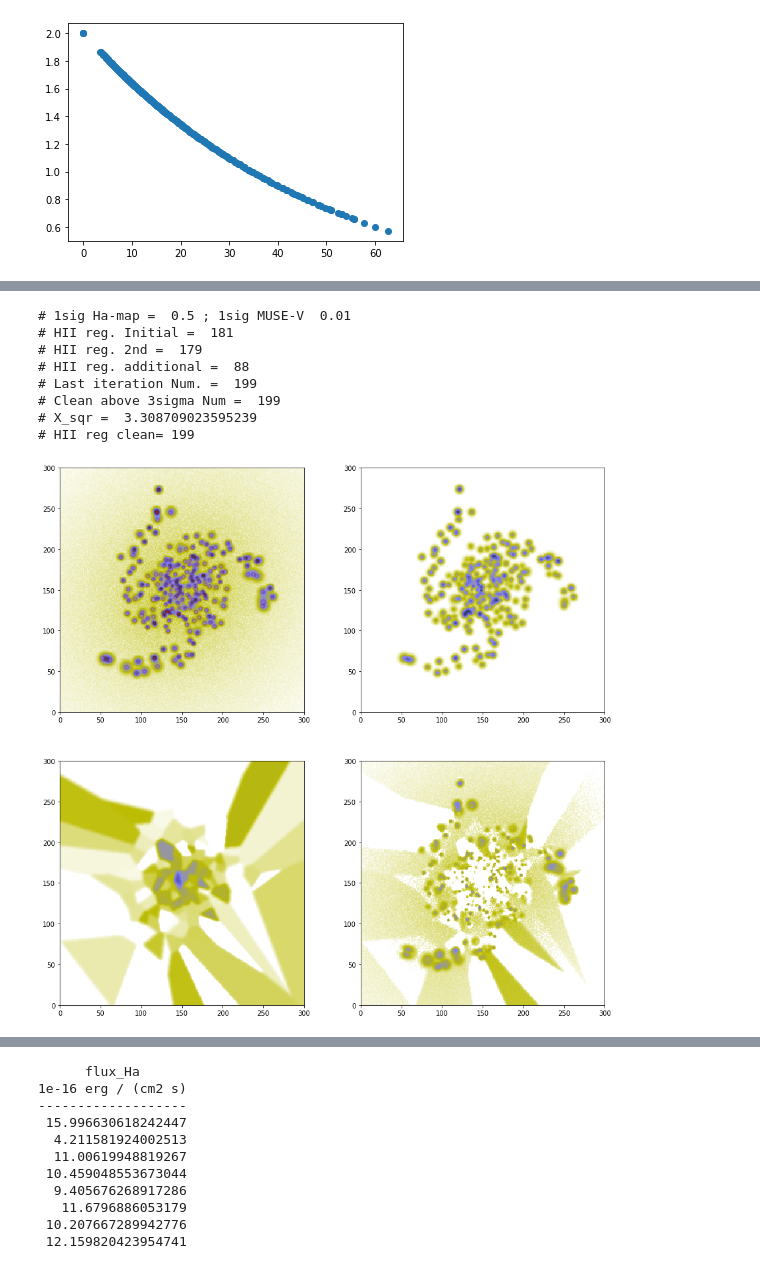
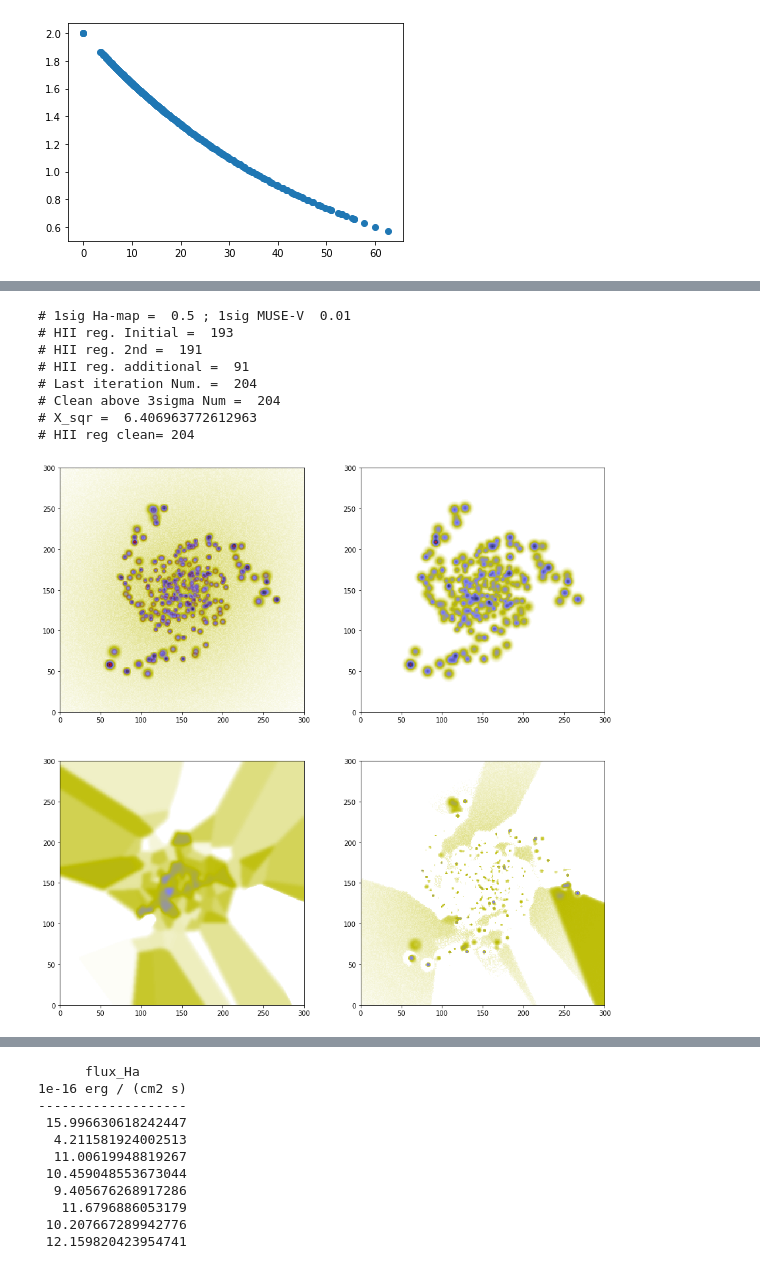
Before and after one commit to sfsanchez72/pyHIIExplorer, a Jupyter notebook: notebooks/sim_spiral.ipynb, the cells around one changed output, grey strips where cells are left out. Saved outputs shown, nothing was run; the diff lists cells and outputs as text; code cells hidden in the pictures.

```diff
--- a/notebooks/sim_spiral.ipynb
+++ b/notebooks/sim_spiral.ipynb
@@ -215,8 +216,8 @@ def create_spiral(r=0.85,ab=0.85,PA=45, A=0.5,B=1,C=5,N_sp=2):
     y_e_sp=y_e_sp[mask_sp]
     r_e_sp=np.sqrt(x_e_sp**2+y_e_sp**2)
     #O3_sp=-0.6+0.3*r_e_sp*2
-    N2_sp=-0.4-0.1*r_e_sp*2+0.4*(np.random.rand(*x_e_sp_o.shape)-0.5)
-    O3_sp=0.61/(N2_sp-0.05)+1.3+0.4*(np.random.rand(*x_e_sp_o.shape)-0.5)
+    N2_sp=-0.5-0.1*r_e_sp*2+0.4*(np.random.rand(*x_e_sp_o.shape)-0.5)
+    O3_sp=0.5/(N2_sp+0.1)+0.5+0.4*(np.random.rand(*x_e_sp_o.shape)-0.5)
     EW_sp = 0.5+0.95+0.51*r_e_sp*2
 
     return x_e_sp,y_e_sp,r_e_sp,x_e_sp_r,y_e_sp_r,N2_sp,O3_sp,EW_sp,r_dist
@@ -310,12 +316,12 @@ def create_DIG (x_c=x_c,y_c=x_c,PA=PA,ab=ab,h_scale=h_scale,cont_peak=cont_peak,
     rv = np.sqrt(x_e_sp**2+y_e_sp**2)
     rv_disk = rv/h_scale
     cont_v = cont_peak*np.exp(-rv_disk)
-    EW_v= 0.5+1.5*np.random.rand(ny_in,nx_in)
+    EW_v= 0.5+1.0*np.random.rand(ny_in,nx_in)
     Ha_v = EW_v*cont_v
     slope_rand=0.25+0.2*np.random.rand(1)
-    N2_v=0.1+slope_rand[0]*rv_disk/size+0.5*(np.random.rand(ny_in,nx_in)-0.5)
+    N2_v=0.2+slope_rand[0]*rv_disk/size+0.5*(np.random.rand(ny_in,nx_in)-0.5)
     slope_rand=1.7/4+1.3*(np.random.rand(1)-0.5)
-    O3_v=0.1+slope_rand[0]*rv_disk/size+0.5*(np.random.rand(ny_in,nx_in)-0.5)
+    O3_v=0.15+slope_rand[0]*rv_disk/size+0.5*(np.random.rand(ny_in,nx_in)-0.5)
     NII_v = 10**(N2_v)*Ha_v
     Hb_v = Ha_v/2.86
     OIII_v = 10**(O3_v)*Hb_v
@@ -325,7 +331,8 @@ def create_DIG (x_c=x_c,y_c=x_c,PA=PA,ab=ab,h_scale=h_scale,cont_peak=cont_peak,
 cube_v = create_DIG (x_c, y_c , PA, ab, h_scale, cont_peak)
 #cube_v = cube_v * 10
 
-hdu_cube_v = fits.PrimaryHDU(data = cube_v)
+f_scale=2
+hdu_cube_v = fits.PrimaryHDU(data = cube_v*f_scale)
 hdu_cube_v.writeto('diff.cube.fits.gz', overwrite=True)
 
 #plt.imshow(NII_v)
@@ -399,21 +442,22 @@ Num. IN =  300
 # %%
 img_cont = gaussian_filter(img_Ha, sigma=2)
 
 #blobs_final,blobs_F_Ha,image_HII,\
 #diff_map_final,diff_points,diff_Flux=HIIblob(img_Ha,img_cont,\
 #                                                        0.5, MUSE_1sig=0.1,\
 #                                             MUSE_1sig_V=0.01, plot=1, refined = 1)
+FWHM=0.4/spax_scale
 
 blobs_final,blobs_F_Ha,image_HII,\
-diff_map_final,diff_points,diff_Flux=HIIblob(img_Ha,img_cont, 1.5, MUSE_1sig=0.5,\
-                                             MUSE_1sig_V=0.01, plot=1, refined = 3)
+diff_map_final,diff_points,diff_Flux=HIIblob(img_Ha,img_cont, FWHM, MUSE_1sig=0.5,\
+                                             MUSE_1sig_V=0.01, plot=1, refined = 3, num_sigma=300)
 # %% [output]
 # 1sig Ha-map =  0.5 ; 1sig MUSE-V  0.01
-# HII reg. Initial =  181
-# HII reg. 2nd =  179
-# HII reg. additional =  88
-# Last iteration Num. =  199
-# Clean above 3sigma Num =  199
-# X_sqr =  3.308709023595239
-# HII reg clean= 199
+# HII reg. Initial =  193
+# HII reg. 2nd =  191
+# HII reg. additional =  91
+# Last iteration Num. =  204
+# Clean above 3sigma Num =  204
+# X_sqr =  6.406963772612963
+# HII reg clean= 204
-[figure, old version]
+[figure, new version]
```
Also changed, not shown: parts of 18 cells of this notebook.
